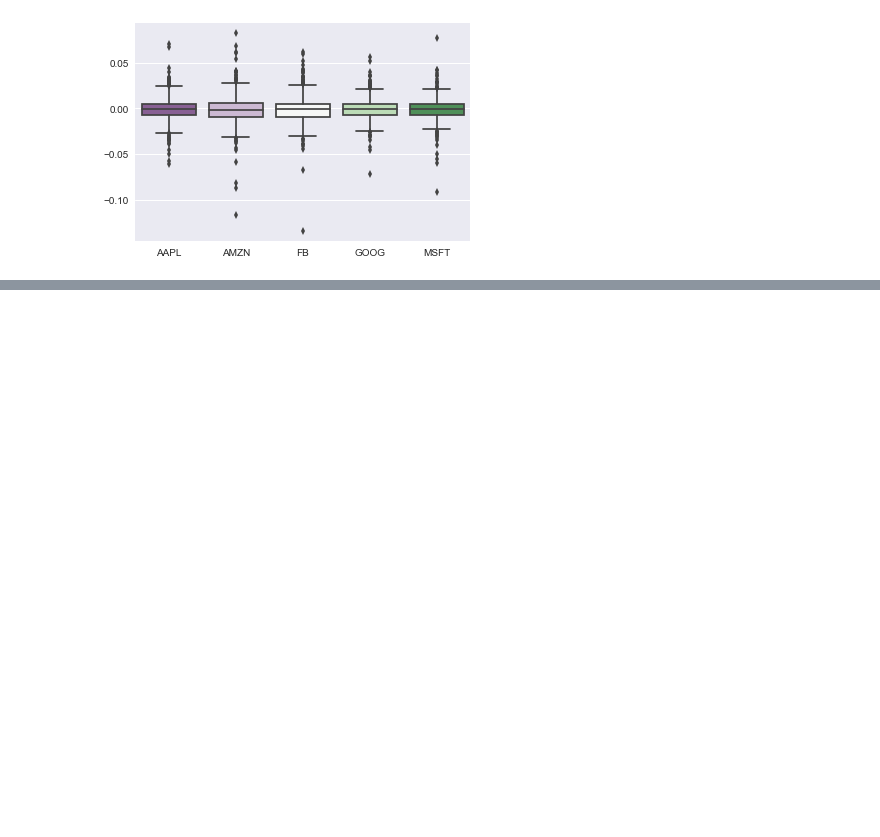
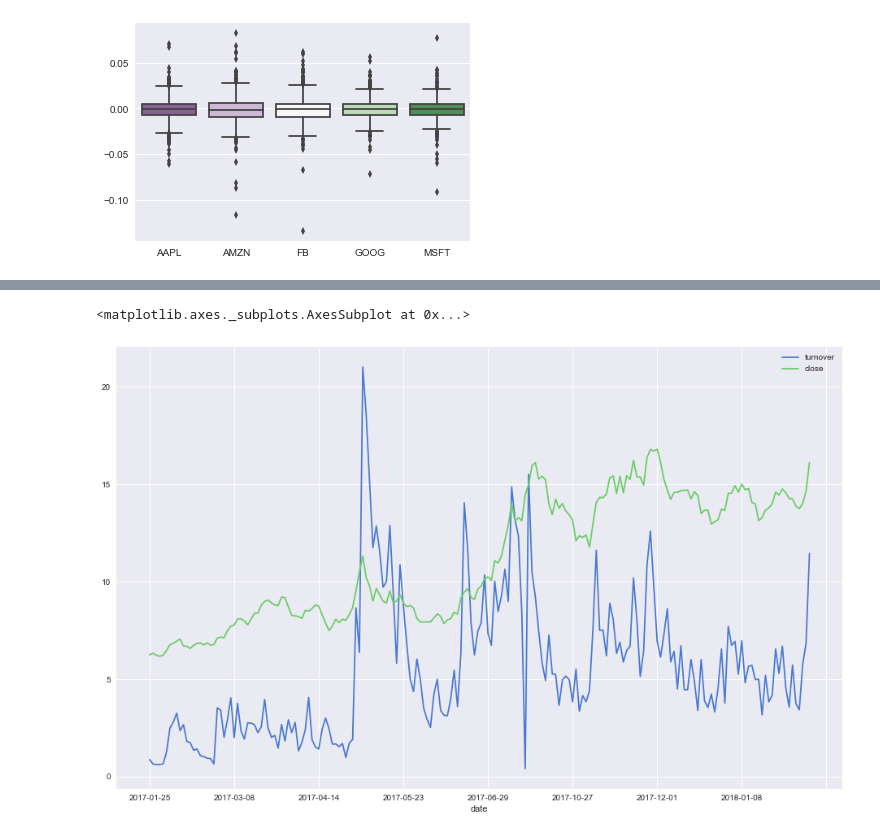
Before and after one commit to Minokun/someCode, a Jupyter notebook: 股票市场分析实战.ipynb, the cells around one changed output, grey strips where cells are left out. Saved outputs shown, nothing was run; the diff lists cells and outputs as text; code cells hidden in the pictures; blank space fills up the shorter version.

```diff
--- a/股票市场分析实战.ipynb
+++ b/股票市场分析实战.ipynb
@@ -101,0 +128,8 @@ sns.boxplot(data=top_tech_dr, palette="PRGn")
+# %%
+sns.set()
+sns.set_palette(sns.color_palette('muted'))
+ts_hist = pd.DataFrame(ts.get_hist_data('600581',start='2017-01-25',end='2018-02-05'), columns=['turnover', 'close'])
+ts_hist.sort_index().plot(figsize=(16, 10))
+# %% [output]
+<matplotlib.axes._subplots.AxesSubplot at 0x...>
+[figure, added]
```
Also changed, not shown: parts of 19 cells of this notebook, 7 other files.
